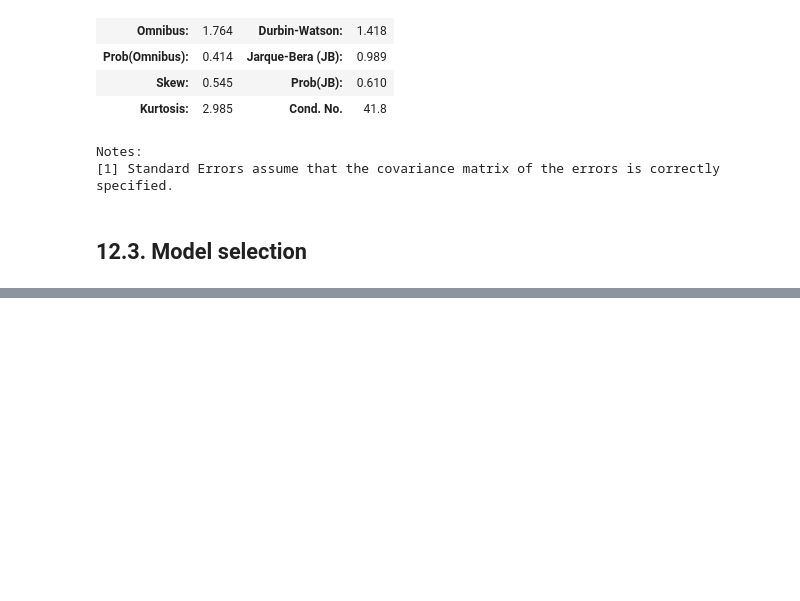
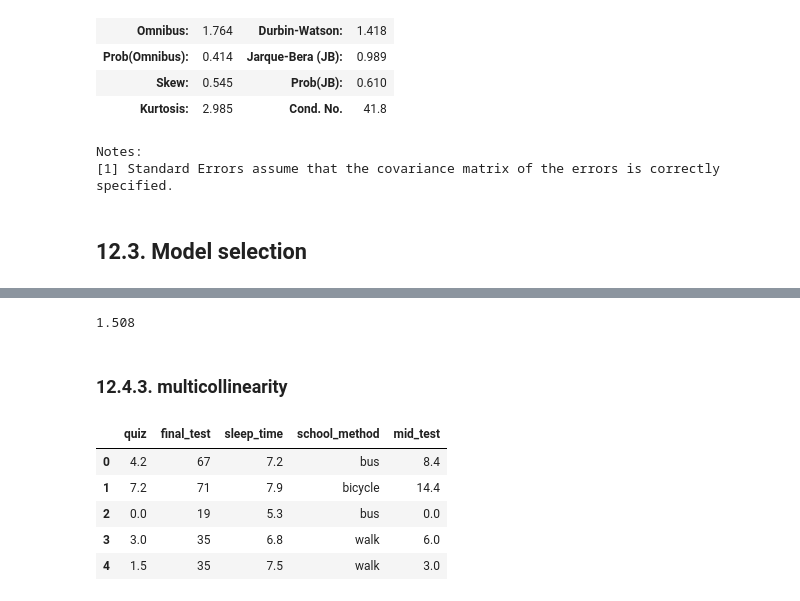
Before and after one commit to joanna-jaeeun/Statistics-with-Python, a Jupyter notebook: notebook/12. Regression Analysis.ipynb, the cells around one changed output, grey strips where cells are left out. Saved outputs shown, nothing was run; the diff lists cells and outputs as text; code cells hidden in the pictures; blank space fills up the shorter version.

```diff
--- a/notebook/12. Regression Analysis.ipynb
+++ b/notebook/12. Regression Analysis.ipynb
@@ -284,0 +501,18 @@ Notes:
+# %%
+np.sum(np.diff(eps_hat, 1) ** 2) / np.sum(eps_hat ** 2)
+# %% [output]
+1.508
+# %% [markdown]
+### 12.4.3. multicollinearity
+# %%
+df['mid_test'] = df['quiz'] * 2
+df.head()
+
+# 다중공선성이 크면 회귀계수의 분산이 커져 모형의 예측 결과가 나빠진다고 알려져 잇음
+# %% [output]
+|  | quiz | final_test | sleep_time | school_method | mid_test |
+| 0 | 4.2 | 67 | 7.2 | bus | 8.4 |
+| 1 | 7.2 | 71 | 7.9 | bicycle | 14.4 |
+| 2 | 0.0 | 19 | 5.3 | bus | 0.0 |
+| 3 | 3.0 | 35 | 6.8 | walk | 6.0 |
+| 4 | 1.5 | 35 | 7.5 | walk | 3.0 |
```
Also changed, not shown: parts of 32 cells of this notebook.
